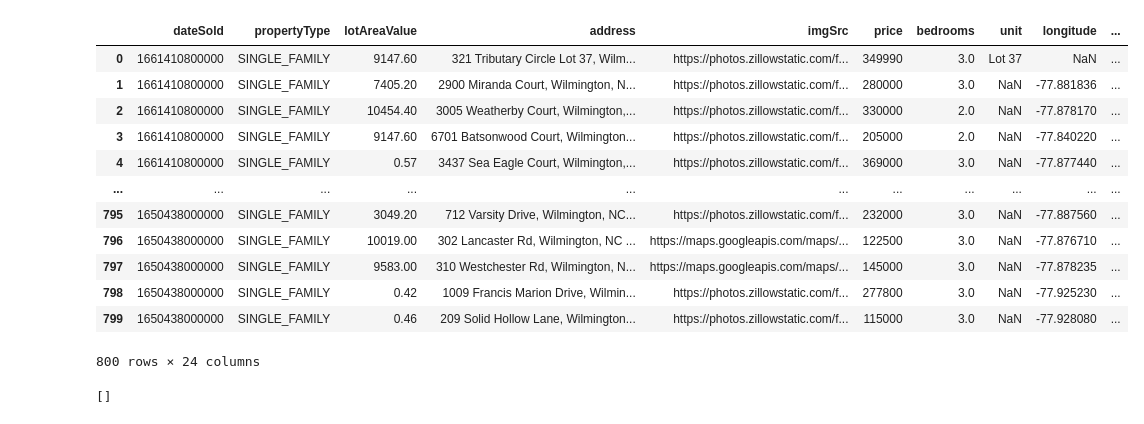
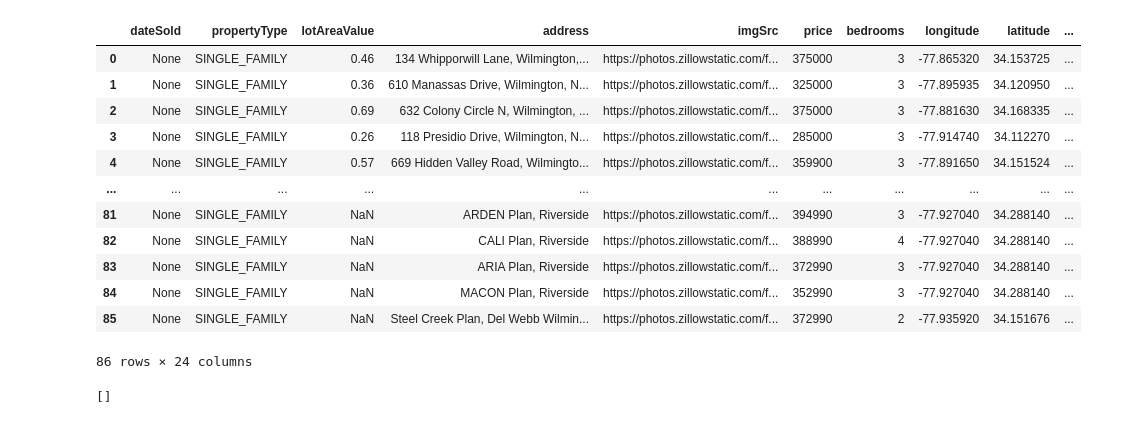
Before and after one commit to sgambale1974/Zillow_analysis, a Jupyter notebook: Zillow Real Estate Project.ipynb, the cells around one changed output. Cells and saved outputs as stored; diff of their text form; code cells hidden in the pictures.

```diff
--- a/Zillow Real Estate Project.ipynb
+++ b/Zillow Real Estate Project.ipynb
@@ -21,6 +21,7 @@ rapid_api_key = api_keys.loc[api_keys['API'] == 'rapid']['KEY'][0]
 # %%
 '''Set search parameters'''
 home_type = "Houses"
+minPrice = "0"
 maxPrice = "400000"
 sqftMin = "1000"
 status_type = "RecentlySold"
@@ -78,0 +29,24 @@ len(sold_json['props'])
+# %%
+'''Get data from Zillow - update'''
+url = "https://zillow-com1.p.rapidapi.com/propertyExtendedSearch"
+
+#Parameters for houses that are currently for sale
+for_sale_querystring = {"location":search_string,
+                        "page":page,
+                        "home_type":home_type,
+                        "minPrice":minPrice,
+                        "maxPrice":maxPrice,
+                        "sqftMin":sqftMin}
+#Parameters for houses that were recently sold
+sold_querystring = {"location":search_string,
+                    "page":page,
+                    "status_type":status_type,
+                    "minPrice":minPrice,
+                    "maxPrice":maxPrice,
+                    "home_type":home_type,
+                    "sqftMin":sqftMin}
+
+headers = {
+    "X-RapidAPI-Key": rapid_api_key,
+    "X-RapidAPI-Host": "zillow-com1.p.rapidapi.com"
+}
@@ -95,21 +176,21 @@ with open('sold.pkl', 'rb') as f:
 for_sale_df = pd.json_normalize(data = for_sale_json['props'])
 sold_df = pd.json_normalize(data = sold_json['props'])
 # %%
-sold_df
+for_sale_df
 # %% [output]
-|  | dateSold | propertyType | lotAreaValue | address | imgSrc | price | bedrooms | unit | longitude | ... |
-| 0 | 1661410800000 | SINGLE_FAMILY | 9147.60 | 321 Tributary Circle Lot 37, Wilm... | https://photos.zillowstatic.com/f... | 349990 | 3.0 | Lot 37 | NaN | ... |
-| 1 | 1661410800000 | SINGLE_FAMILY | 7405.20 | 2900 Miranda Court, Wilmington, N... | https://photos.zillowstatic.com/f... | 280000 | 3.0 | NaN | -77.881836 | ... |
-| 2 | 1661410800000 | SINGLE_FAMILY | 10454.40 | 3005 Weatherby Court, Wilmington,... | https://photos.zillowstatic.com/f... | 330000 | 2.0 | NaN | -77.878170 | ... |
-| 3 | 1661410800000 | SINGLE_FAMILY | 9147.60 | 6701 Batsonwood Court, Wilmington... | https://photos.zillowstatic.com/f... | 205000 | 2.0 | NaN | -77.840220 | ... |
-| 4 | 1661410800000 | SINGLE_FAMILY | 0.57 | 3437 Sea Eagle Court, Wilmington,... | https://photos.zillowstatic.com/f... | 369000 | 3.0 | NaN | -77.877440 | ... |
+|  | dateSold | propertyType | lotAreaValue | address | imgSrc | price | bedrooms | longitude | latitude | ... |
+| 0 | None | SINGLE_FAMILY | 0.46 | 134 Whipporwill Lane, Wilmington,... | https://photos.zillowstatic.com/f... | 375000 | 3 | -77.865320 | 34.153725 | ... |
+| 1 | None | SINGLE_FAMILY | 0.36 | 610 Manassas Drive, Wilmington, N... | https://photos.zillowstatic.com/f... | 325000 | 3 | -77.895935 | 34.120950 | ... |
+| 2 | None | SINGLE_FAMILY | 0.69 | 632 Colony Circle N, Wilmington, ... | https://photos.zillowstatic.com/f... | 375000 | 3 | -77.881630 | 34.168335 | ... |
+| 3 | None | SINGLE_FAMILY | 0.26 | 118 Presidio Drive, Wilmington, N... | https://photos.zillowstatic.com/f... | 285000 | 3 | -77.914740 | 34.112270 | ... |
+| 4 | None | SINGLE_FAMILY | 0.57 | 669 Hidden Valley Road, Wilmingto... | https://photos.zillowstatic.com/f... | 359900 | 3 | -77.891650 | 34.151524 | ... |
 | ... | ... | ... | ... | ... | ... | ... | ... | ... | ... | ... |
-| 795 | 1650438000000 | SINGLE_FAMILY | 3049.20 | 712 Varsity Drive, Wilmington, NC... | https://photos.zillowstatic.com/f... | 232000 | 3.0 | NaN | -77.887560 | ... |
-| 796 | 1650438000000 | SINGLE_FAMILY | 10019.00 | 302 Lancaster Rd, Wilmington, NC ... | https://maps.googleapis.com/maps/... | 122500 | 3.0 | NaN | -77.876710 | ... |
-| 797 | 1650438000000 | SINGLE_FAMILY | 9583.00 | 310 Westchester Rd, Wilmington, N... | https://maps.googleapis.com/maps/... | 145000 | 3.0 | NaN | -77.878235 | ... |
-| 798 | 1650438000000 | SINGLE_FAMILY | 0.42 | 1009 Francis Marion Drive, Wilmin... | https://photos.zillowstatic.com/f... | 277800 | 3.0 | NaN | -77.925230 | ... |
-| 799 | 1650438000000 | SINGLE_FAMILY | 0.46 | 209 Solid Hollow Lane, Wilmington... | https://photos.zillowstatic.com/f... | 115000 | 3.0 | NaN | -77.928080 | ... |
+| 81 | None | SINGLE_FAMILY | NaN | ARDEN Plan, Riverside | https://photos.zillowstatic.com/f... | 394990 | 3 | -77.927040 | 34.288140 | ... |
+| 82 | None | SINGLE_FAMILY | NaN | CALI Plan, Riverside | https://photos.zillowstatic.com/f... | 388990 | 4 | -77.927040 | 34.288140 | ... |
+| 83 | None | SINGLE_FAMILY | NaN | ARIA Plan, Riverside | https://photos.zillowstatic.com/f... | 372990 | 3 | -77.927040 | 34.288140 | ... |
+| 84 | None | SINGLE_FAMILY | NaN | MACON Plan, Riverside | https://photos.zillowstatic.com/f... | 352990 | 3 | -77.927040 | 34.288140 | ... |
+| 85 | None | SINGLE_FAMILY | NaN | Steel Creek Plan, Del Webb Wilmin... | https://photos.zillowstatic.com/f... | 372990 | 2 | -77.935920 | 34.151676 | ... |
-800 rows × 24 columns
+86 rows × 24 columns
 # %%
 '''Check difference between two tables'''
 difference = list(set(for_sale_df.columns) - set(sold_df.columns))
```
Also changed, not shown: parts of 17 cells of this notebook, 4 other files.
